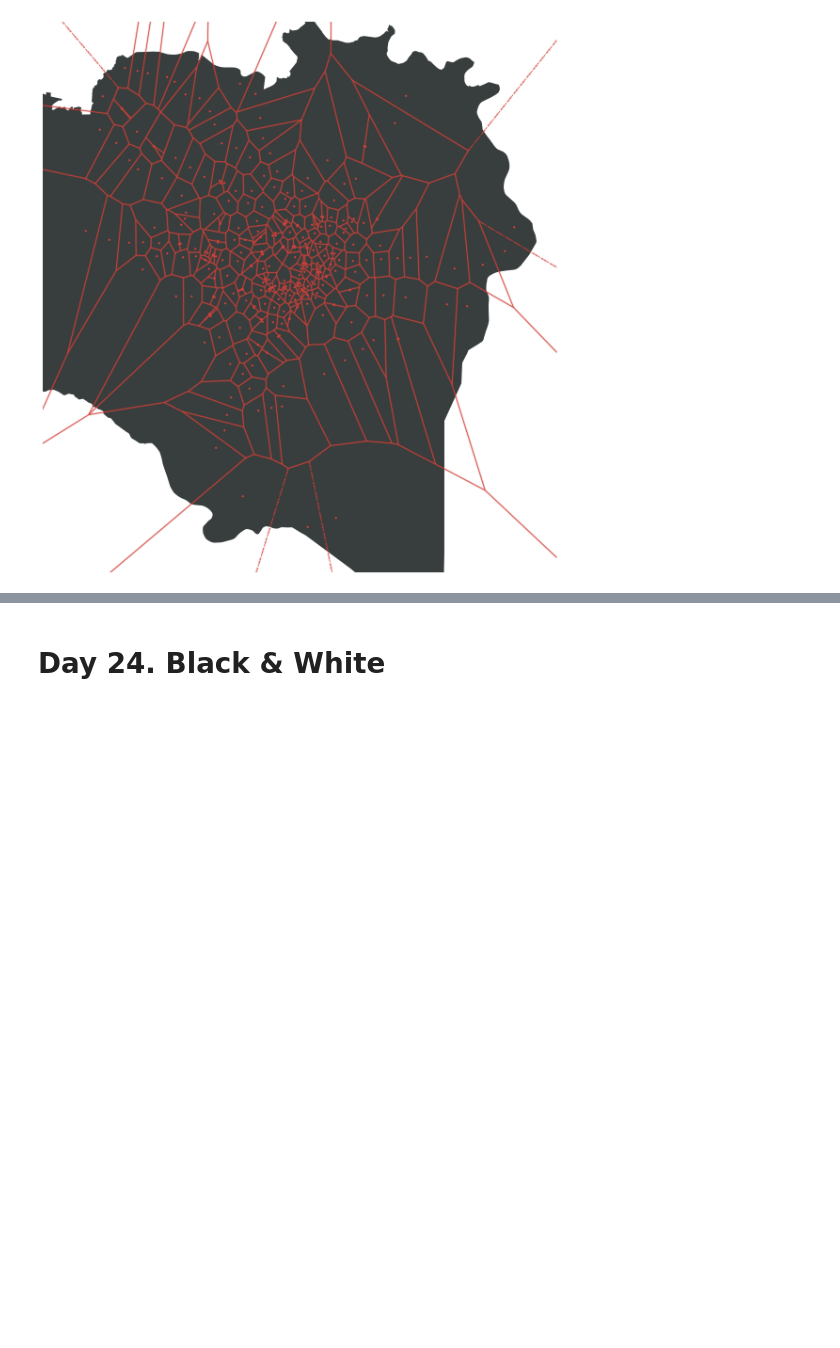
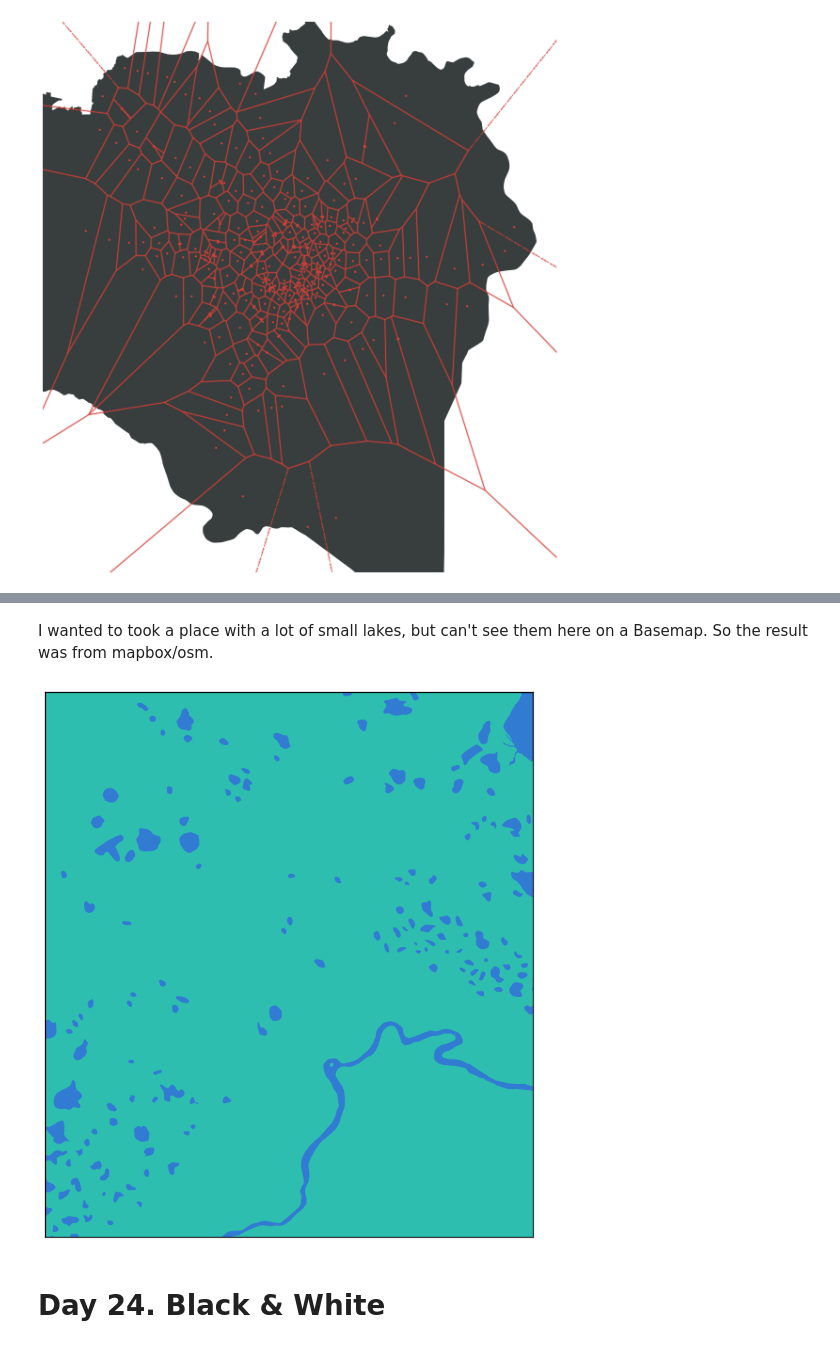
Before and after one commit to tabt/30DayMapChallenge2023, a Jupyter notebook: 30DayMap2023.ipynb, the cells around one changed output, grey strips where cells are left out. Saved outputs shown, nothing was run; the diff lists cells and outputs as text; code cells hidden in the pictures; blank space fills up the shorter version.

```diff
--- a/30DayMap2023.ipynb
+++ b/30DayMap2023.ipynb
@@ -258,3 +269,24 @@ fig.savefig("Metro.svg")
+# %% [markdown]
+I wanted to took a place with a lot of small lakes, but can't see them here on a Basemap. So the result was from mapbox/osm.
+# %%
+from mpl_toolkits.basemap import Basemap
+import matplotlib.pyplot as plt
+
+fig, ax = plt.subplots(figsize=(10,10))  # plt.figure(figsize=(10,10))
+# 68.6249993,154.9091442
+map = Basemap(projection='merc', lat_0=68.8947, lon_0=155.2313,
+              resolution = 'f', area_thresh = 0,
+              llcrnrlon=155, llcrnrlat=68,
+              urcrnrlon=160, urcrnrlat=70)
+
+map.drawmapboundary(fill_color='#327BD3')
+# map.drawcoastlines()
+# map.drawcountries()
+map.fillcontinents(color='#2EBEB0')
+
+plt.show()
+# %% [output]
+[figure, added]
 # %% [markdown]
 # Day 24. Black & White
 # %%
```
Also changed, not shown: parts of 3 cells of this notebook, 2 other files.
